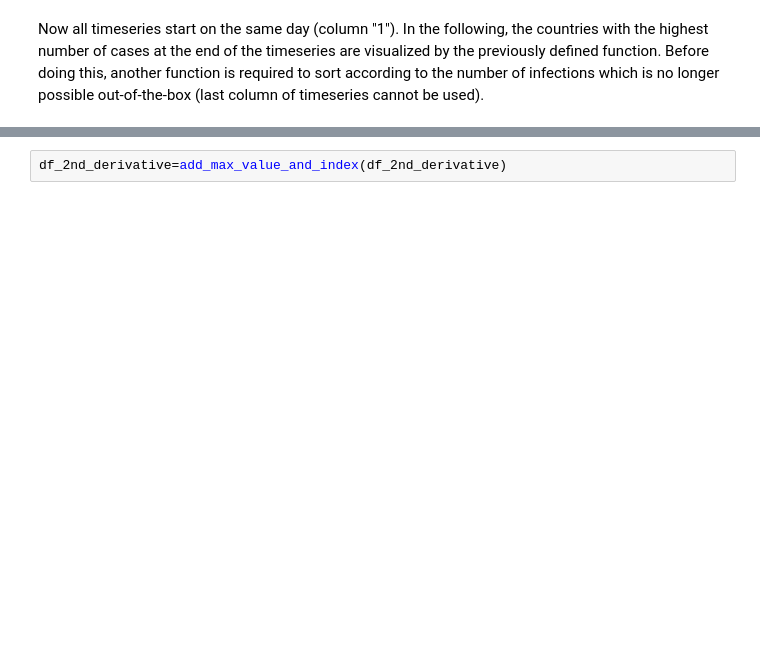
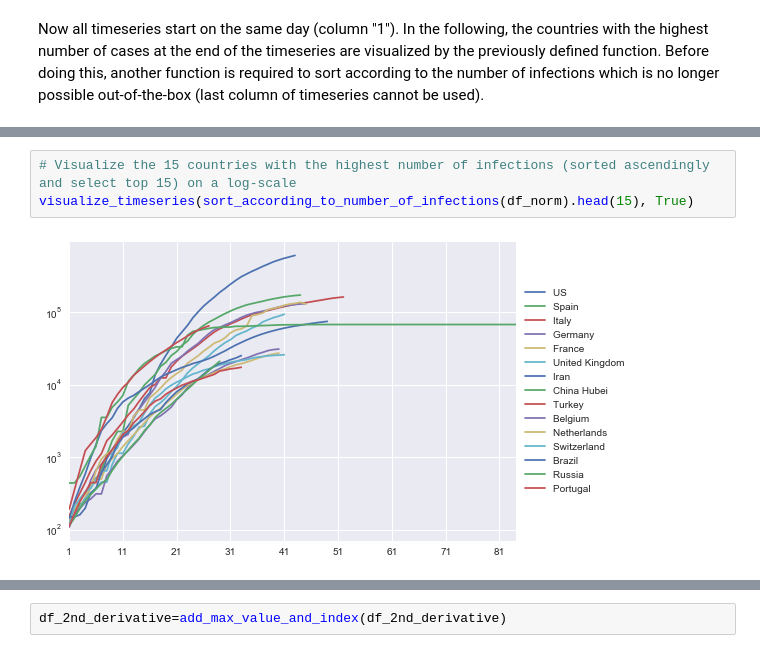
Before and after one commit to MiRoDS/DataScience_Project4, a Jupyter notebook: CapstoneProject.ipynb, the cells around one changed output, grey strips where cells are left out. Drawn from its saved outputs; the diff is of its cells as text; blank space fills up the shorter version.

```diff
--- a/CapstoneProject.ipynb
+++ b/CapstoneProject.ipynb
@@ -310,0 +323,5 @@ visualize_timeseries(sort_according_to_number_of_infections(df_norm).head(15))
+# %%
+# Visualize the 15 countries with the highest number of infections (sorted ascendingly and select top 15) on a log-scale
+visualize_timeseries(sort_according_to_number_of_infections(df_norm).head(15), True)
+# %% [output]
+[figure, added]
```
Also changed, not shown: parts of 39 cells of this notebook.
